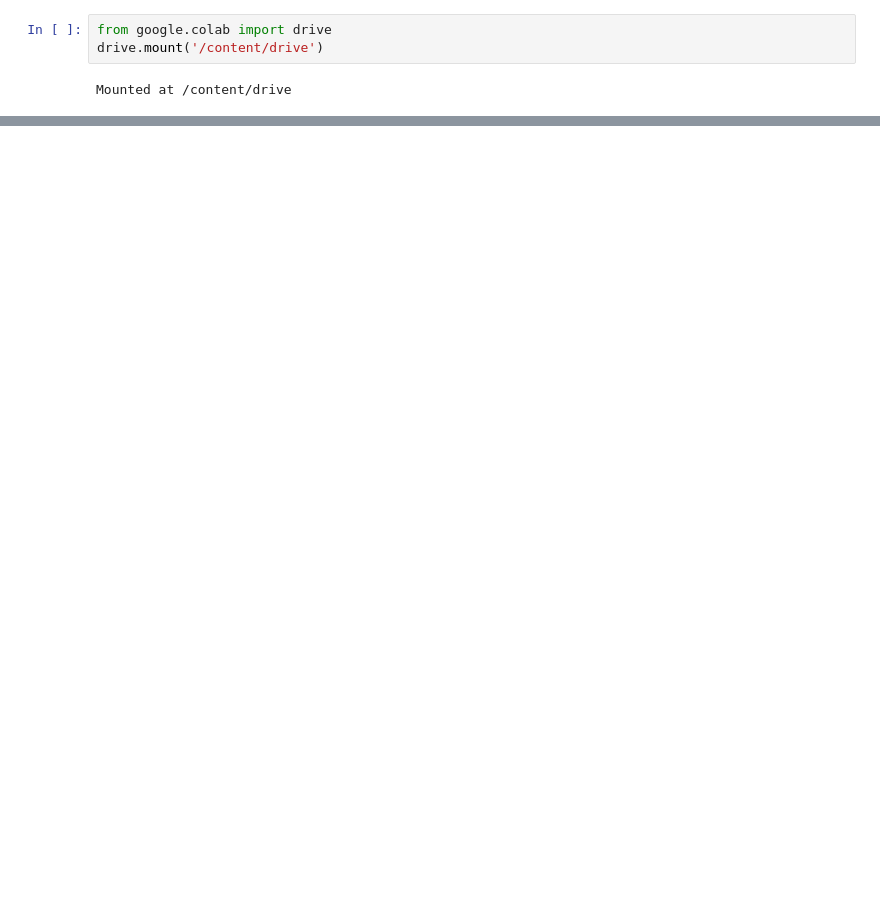
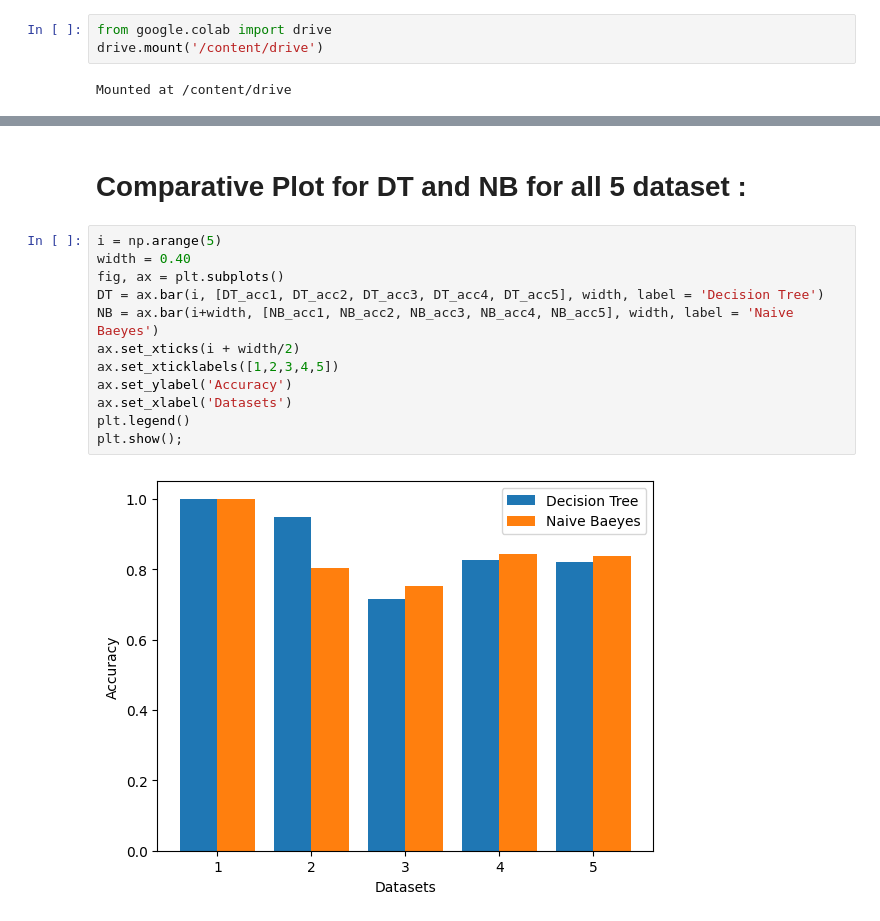
Before and after one commit to seon-pegado/Sem-V, a Jupyter notebook: DMW/EXP_3.ipynb, the cells around one changed output, grey strips where cells are left out. Cells and saved outputs as stored; diff of their text form; blank space fills up the shorter version.

```diff
--- a/DMW/EXP_3.ipynb
+++ b/DMW/EXP_3.ipynb
@@ -186,0 +568,16 @@ dtype: object
+# %% [markdown]
+# Comparative Plot for DT and NB for all 5 dataset :
+# %%
+i = np.arange(5)
+width = 0.40
+fig, ax = plt.subplots()
+DT = ax.bar(i, [DT_acc1, DT_acc2, DT_acc3, DT_acc4, DT_acc5], width, label = 'Decision Tree')
+NB = ax.bar(i+width, [NB_acc1, NB_acc2, NB_acc3, NB_acc4, NB_acc5], width, label = 'Naive Baeyes')
+ax.set_xticks(i + width/2)
+ax.set_xticklabels([1,2,3,4,5])
+ax.set_ylabel('Accuracy')
+ax.set_xlabel('Datasets')
+plt.legend()
+plt.show();
+# %% [output]
+[figure, added]
```
Also changed, not shown: parts of 19 cells of this notebook.
